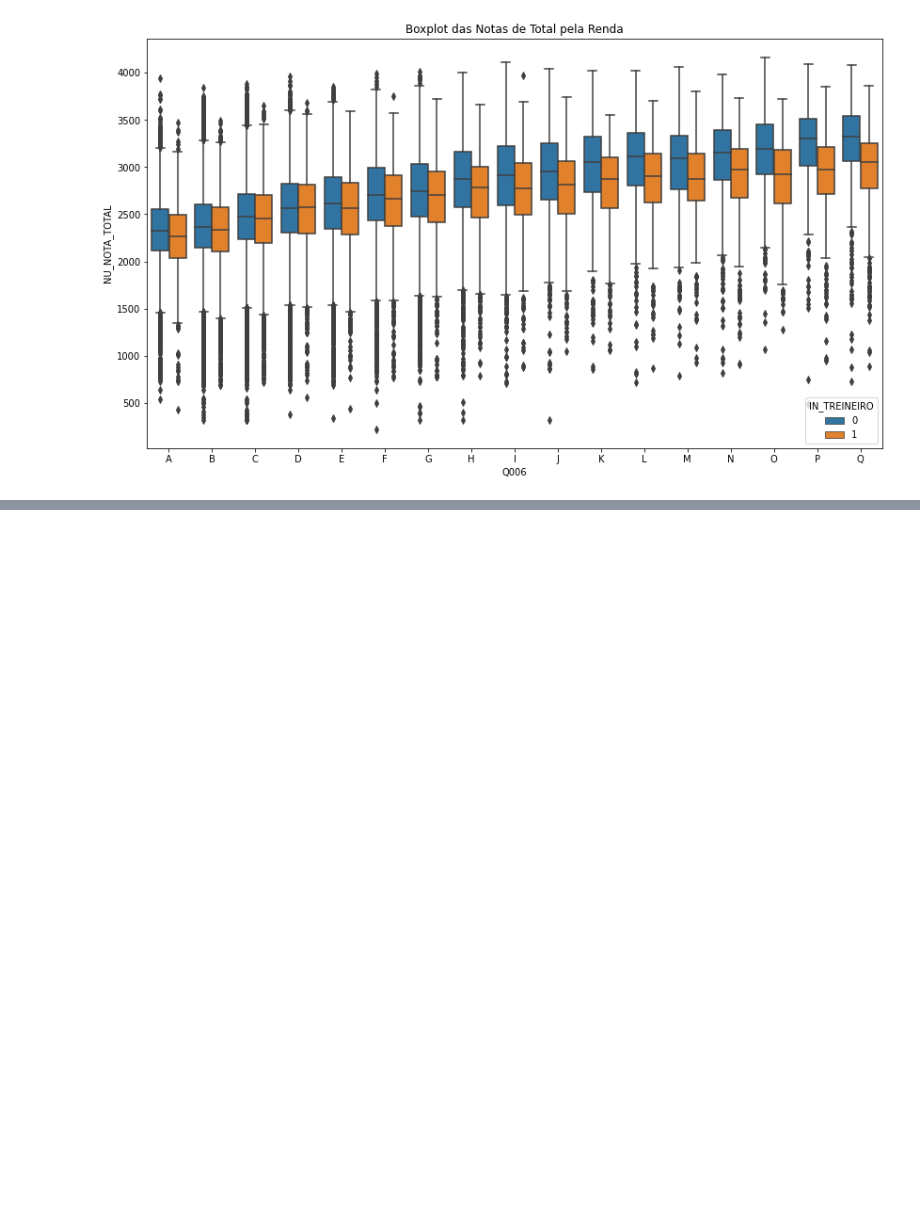
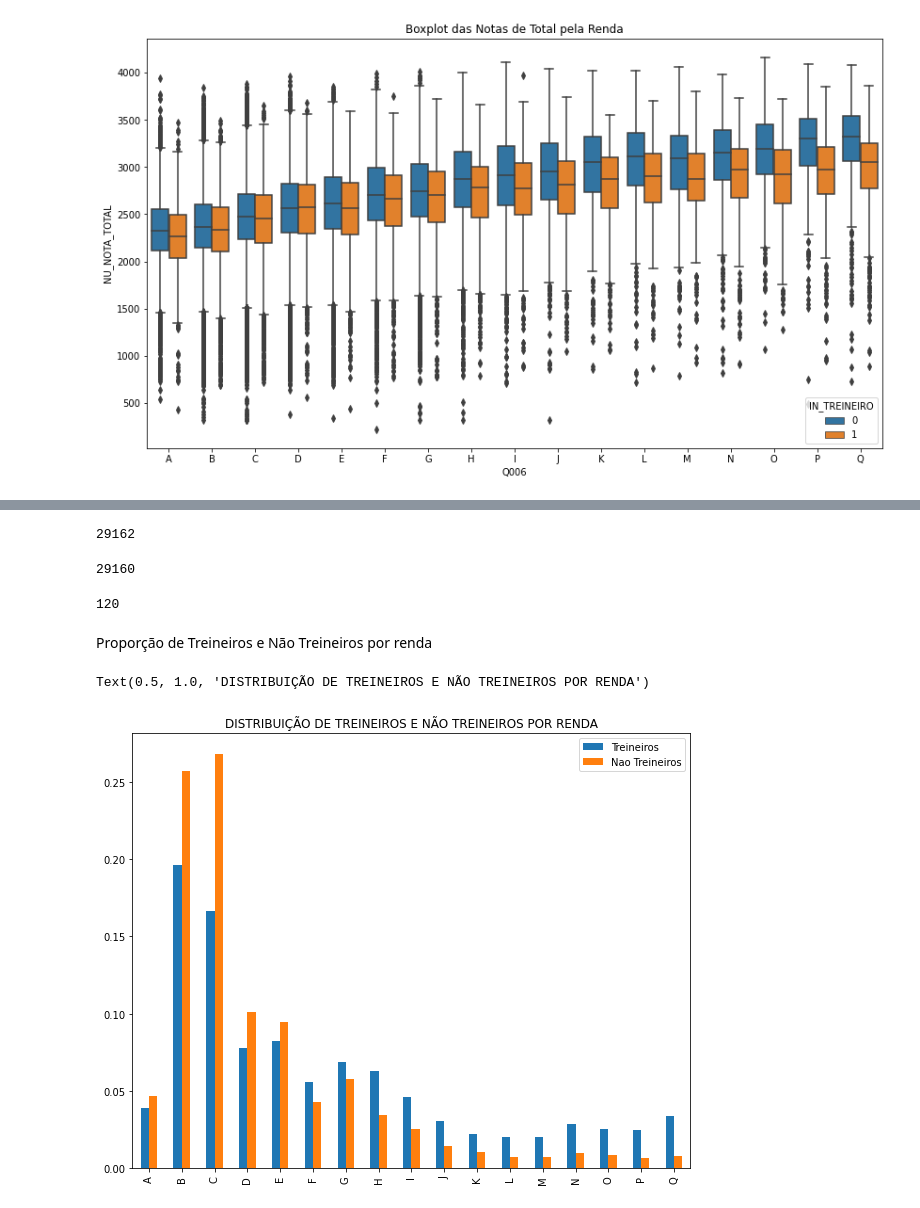
Before and after one commit to ThiagoA-Menezes/meusProjetos, a Jupyter notebook: Imersão_de_Dados_Alura.ipynb, the cells around one changed output, grey strips where cells are left out. Cells and saved outputs as stored; diff of their text form; code cells hidden in the pictures; blank space fills up the shorter version.

```diff
--- a/Imersão_de_Dados_Alura.ipynb
+++ b/Imersão_de_Dados_Alura.ipynb
@@ -527,0 +513,27 @@ Text(0.5, 1.0, 'Boxplot das Notas de Total pela Renda')
+# %%
+len(dados.query('NU_NOTA_TOTAL == 0'))
+# %% [output]
+29162
+# %%
+#Faltou em alguma prova
+len(dados.query('NU_NOTA_TOTAL == 0').query('TP_PRESENCA_CN == 0 or TP_PRESENCA_CH == 0 or TP_PRESENCA_LC == 0 or TP_PRESENCA_MT == 0'))
+# %% [output]
+29160
+# %%
+#Eliminado na Prova
+len(dados.query('NU_NOTA_TOTAL == 0').query('TP_PRESENCA_CN == 2 or TP_PRESENCA_CH == 2 or TP_PRESENCA_LC == 2 or TP_PRESENCA_MT == 2'))
+# %% [output]
+120
+# %% [markdown]
+Proporção de Treineiros e Não Treineiros por renda
+# %%
+nao_treineiros = dados.query("IN_TREINEIRO != 1")['Q006'].value_counts(normalize = True)
+treineiros = dados.query("IN_TREINEIRO == 1")['Q006'].value_counts(normalize = True)
+
+df = pd.DataFrame({'Treineiros': treineiros,
+                   'Nao Treineiros': nao_treineiros})
+
+df.plot.bar(figsize=(10,8)).set_title("DISTRIBUIÇÃO DE TREINEIROS E NÃO TREINEIROS POR RENDA")
+# %% [output]
+Text(0.5, 1.0, 'DISTRIBUIÇÃO DE TREINEIROS E NÃO TREINEIROS POR RENDA')
+[figure, added]
```
Also changed, not shown: parts of 9 cells of this notebook.
